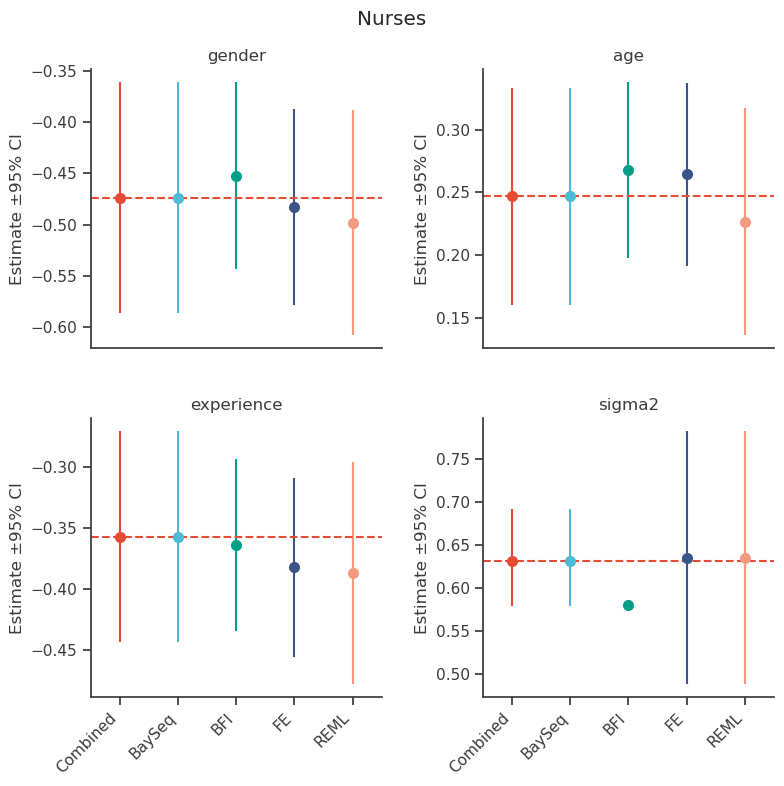
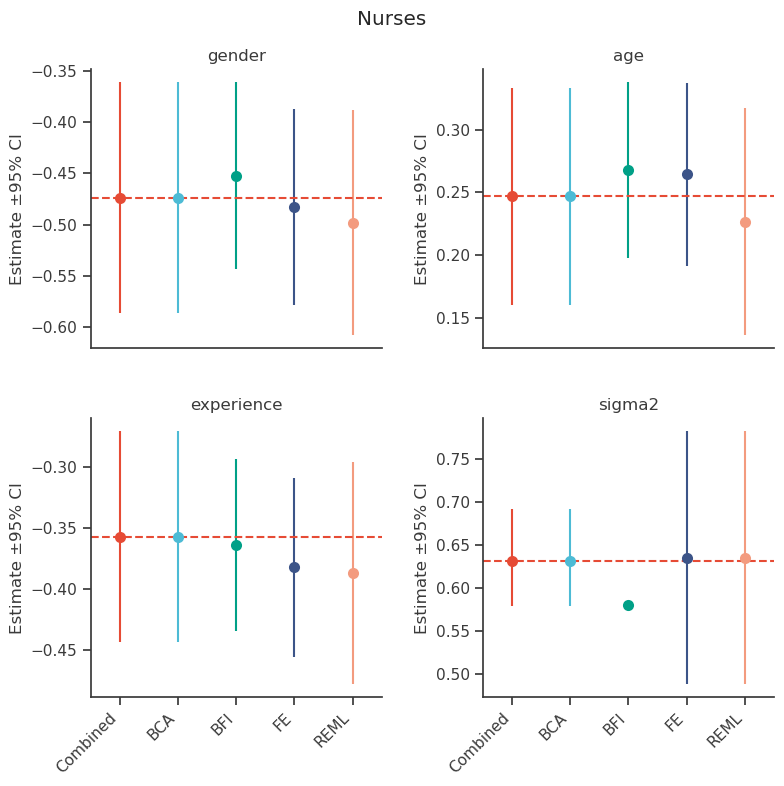
Code edit (unified diff) that turned the first committed figure into the second:
--- before
+++ after
@@ -72,3 +72,3 @@
 fig.suptitle(clean_name)
 fig.tight_layout(w_pad=2, h_pad=3)
-fig.savefig(f"figures/errorbars.{dataname}.png", dpi=dpi)
+#fig.savefig(f"figures/errorbars.{dataname}.png", dpi=dpi)

Commit: fix tau_L, add figure